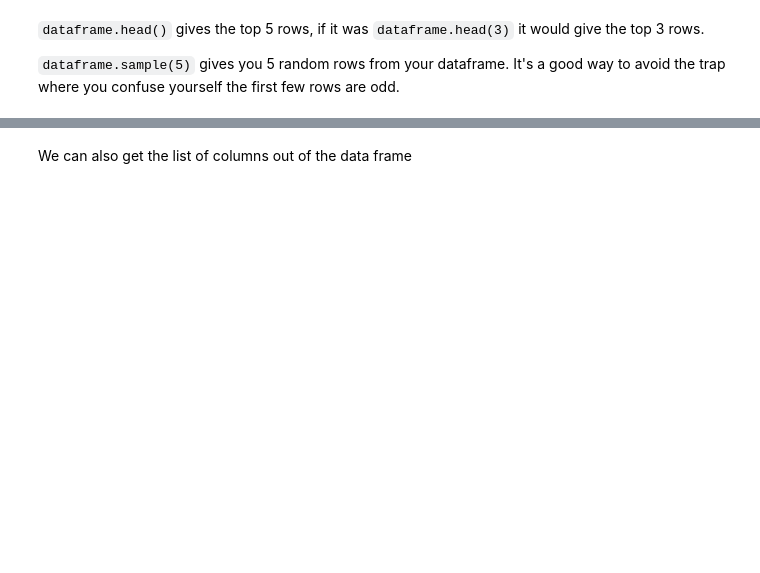
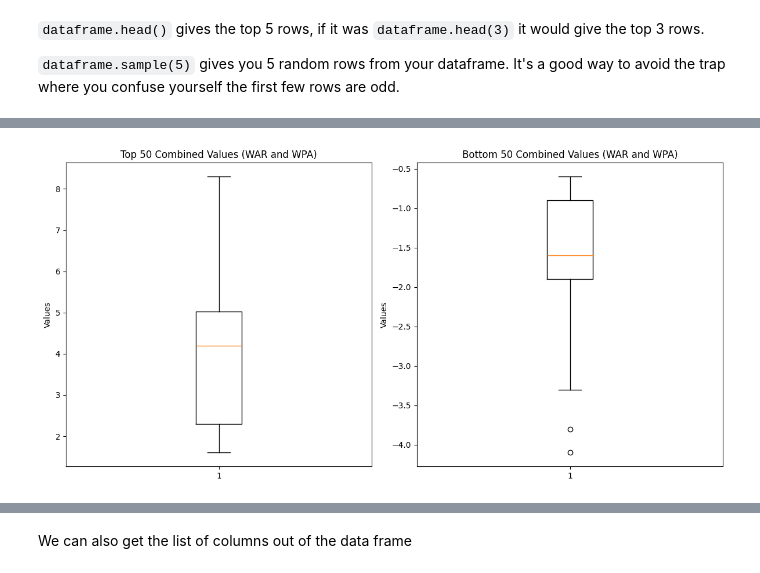
Before and after one commit to Ethanp333/baseball_data, a Jupyter notebook: basic_pandas.ipynb, the cells around one changed output, grey strips where cells are left out. Saved outputs shown, nothing was run; the diff lists cells and outputs as text; code cells hidden in the pictures; blank space fills up the shorter version.

```diff
--- a/basic_pandas.ipynb
+++ b/basic_pandas.ipynb
@@ -298,0 +944,80 @@ Data loaded successfully
+# %%
+import pandas as pd
+import os
+import matplotlib.pyplot as plt
+
+# Define the paths to your CSV files
+war_csv_file_path = 'WAR_2023.csv'
+wpa_csv_file_path = 'WPA_2023.csv'
+
+# Function to read CSV file with multiple encoding options
+def read_csv_with_encodings(file_path):
+    try:
+        return pd.read_csv(file_path, encoding='utf-8')
+    except UnicodeDecodeError:
+        try:
+            return pd.read_csv(file_path, encoding='latin1')
+        except UnicodeDecodeError:
+            return pd.read_csv(file_path, encoding='iso-8859-1')
+
+# Check if the files exist
+if not os.path.exists(war_csv_file_path):
+    raise FileNotFoundError(f"The file '{war_csv_file_path}' does not exist.")
+if not os.path.exists(wpa_csv_file_path):
+    raise FileNotFoundError(f"The file '{wpa_csv_file_path}' does not exist.")
+
+try:
+    # Read the CSV files
+    war_df = read_csv_with_encodings(war_csv_file_path)
+    wpa_df = read_csv_with_encodings(wpa_csv_file_path)
+except Exception as e:
+    raise ValueError(f"Error reading the CSV files: {e}")
+
+# Ensure the CSV files have at least 16 and 9 columns respectively
+if war_df.shape[1] < 16:
+    raise ValueError("The 'WAR_2023.csv' file does not have at least 16 columns.")
+if wpa_df.shape[1] < 9:
+    raise ValueError("The 'WPA_2023.csv' file does not have at least 9 columns.")
+
+try:
+    # Extract the 16th column from WAR_2023.csv and 9th column from WPA_2023.csv
+    war_column_16 = war_df.iloc[:, 15]
+    wpa_column_9 = wpa_df.iloc[:, 8]
+
+    # Ensure the columns contain numeric values
+    war_column_16 = pd.to_numeric(war_column_16, errors='coerce').dropna()
+    wpa_column_9 = pd.to_numeric(wpa_column_9, errors='coerce').dropna()
+
+    # Sort the columns and select the top 50 and bottom 50 values
+    war_top_50_values = war_column_16.nlargest(50)
+    war_bottom_50_values = war_column_16.nsmallest(50)
+    wpa_top_50_values = wpa_column_9.nlargest(50)
+    wpa_bottom_50_values = wpa_column_9.nsmallest(50)
+
+    # Combine the top 50 and bottom 50 values from both datasets
+    combined_top_50_values = pd.concat([war_top_50_values, wpa_top_50_values], ignore_index=True)
+    combined_bottom_50_values = pd.concat([war_bottom_50_values, wpa_bottom_50_values], ignore_index=True)
+
+    # Create box plots
+    plt.figure(figsize=(12, 6))
+
+    # Box plot for combined top 50 values
+    plt.subplot(1, 2, 1)
+    plt.boxplot(combined_top_50_values)
+    plt.title('Top 50 Combined Values (WAR and WPA)')
+    plt.ylabel('Values')
+
+    # Box plot for combined bottom 50 values
+    plt.subplot(1, 2, 2)
+    plt.boxplot(combined_bottom_50_values)
+    plt.title('Bottom 50 Combined Values (WAR and WPA)')
+    plt.ylabel('Values')
+
+    # Show the box plots
+    plt.tight_layout()
+    plt.show()
+
+except Exception as e:
+    raise ValueError(f"Error processing the columns: {e}")
+# %% [output]
+[figure, added]
```
Also changed, not shown: parts of 76 cells of this notebook, 18 other files.
